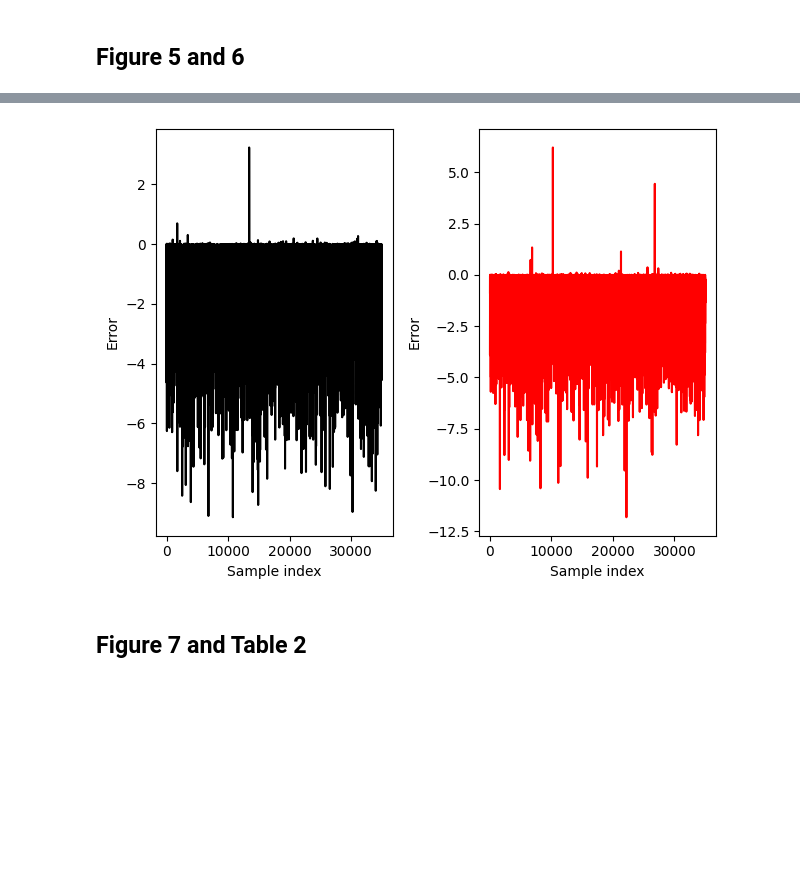
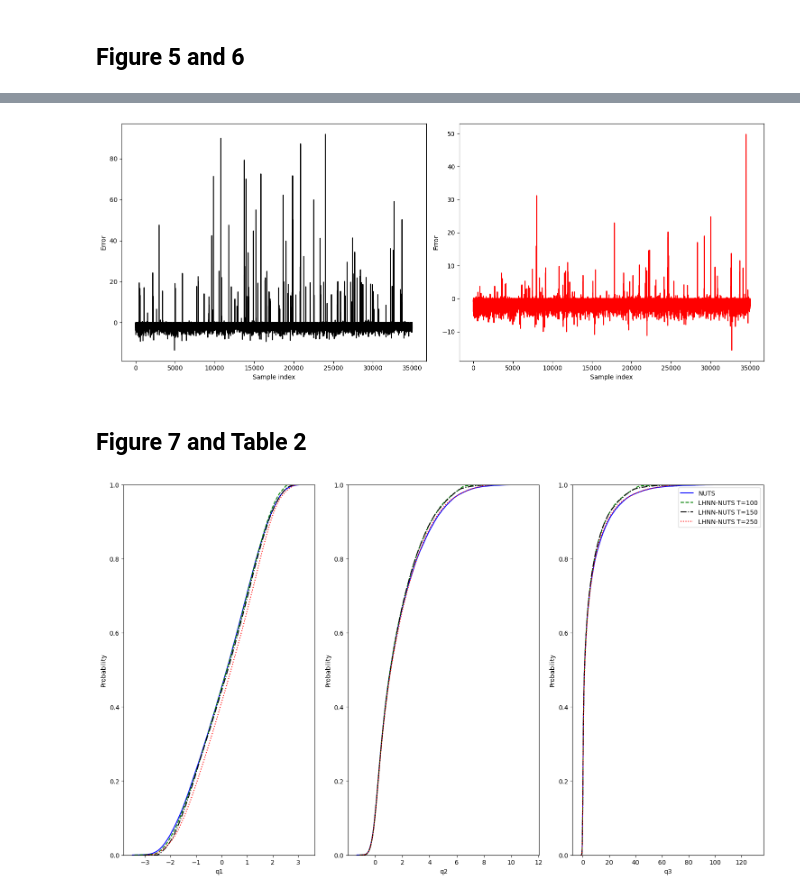
Before and after one commit to YedaCui/TSRLproject_JPMorgan, a Jupyter notebook: plot.ipynb, the cells around one changed output, grey strips where cells are left out. Saved outputs shown, nothing was run; the diff lists cells and outputs as text; code cells hidden in the pictures; blank space fills up the shorter version.

```diff
--- a/plot.ipynb
+++ b/plot.ipynb
@@ -227,17 +214,17 @@ plt.show()
 # %%
-plt.subplot(1,2,1)
-plt.plot(nuts_hnn_3Drb.monitor[0,:], color="black")
-plt.xlabel("Sample index")
-plt.ylabel("Error")
+fig, axes = plt.subplots(1,2, figsize=(15,6))
+axes = axes.flatten()
+axes[0].plot(nuts_hnn_3Drb.monitor[0,:], color="black")
+axes[0].set_xlabel("Sample index")
+axes[0].set_ylabel("Error")
 
-plt.subplot(1,2,2)
-plt.plot(nuts_lhnn_3Drb.monitor[0,:], color="red")
-plt.xlabel("Sample index")
-plt.ylabel("Error")
+axes[1].plot(nuts_lhnn_3Drb.monitor[0,:], color="red")
+axes[1].set_xlabel("Sample index")
+axes[1].set_ylabel("Error")
 
 plt.tight_layout()
 plt.show()
 # %% [output]
-[figure, old version]
+[figure, new version]
 # %% [markdown]
 ## Figure 7 and Table 2
@@ -267,10 +239,14 @@ nuts_rb.sample()
 # %%
+fig, axes = plt.subplots(1,3, figsize=(15,9))
+axes = axes.flatten()
 for i in range(3):
-    plt.subplot(1,3,i+1)
-    plt.ecdf(nuts_rb.samples[0,nuts_rb.burnin:,i], color="blue", linestyle="-", label="NUTS")
-    for color, linestyle, T in zip(["green", "black", "red"], ["--", "-.", ".-"], [100, 150,250]):
-        plt.ecdf(nuts_lhnn_rb_oem_T[T].samples[0,nuts_lhnn_rb_oem_T[T].burnin:,i], color=color, linestyle=linestyle, label=f"LHNN-NUTS T={T}")
-    plt.xlabel(f"q{i+1}")
-    plt.ylabel("Probability")
+    axes[i].ecdf(nuts_grad_3Drb.samples[0,nuts_grad_3Drb.burnin:,i], color="blue", linestyle="-", label="NUTS")
+    for color, linestyle, T in zip(["green", "black", "red"], ["--", "-.", "dotted"], [100, 150,250]):
+        axes[i].ecdf(nuts_lhnn_3Drb_T[T].samples[0,nuts_lhnn_3Drb_T[T].burnin:,i], color=color, linestyle=linestyle, label=f"LHNN-NUTS T={T}")
+    axes[i].set_xlabel(f"q{i+1}")
+    axes[i].set_ylabel("Probability")
 plt.tight_layout()
+plt.legend()
 plt.show()
+# %% [output]
+[figure, added]
```
Also changed, not shown: parts of 38 cells of this notebook, 7 other files.
